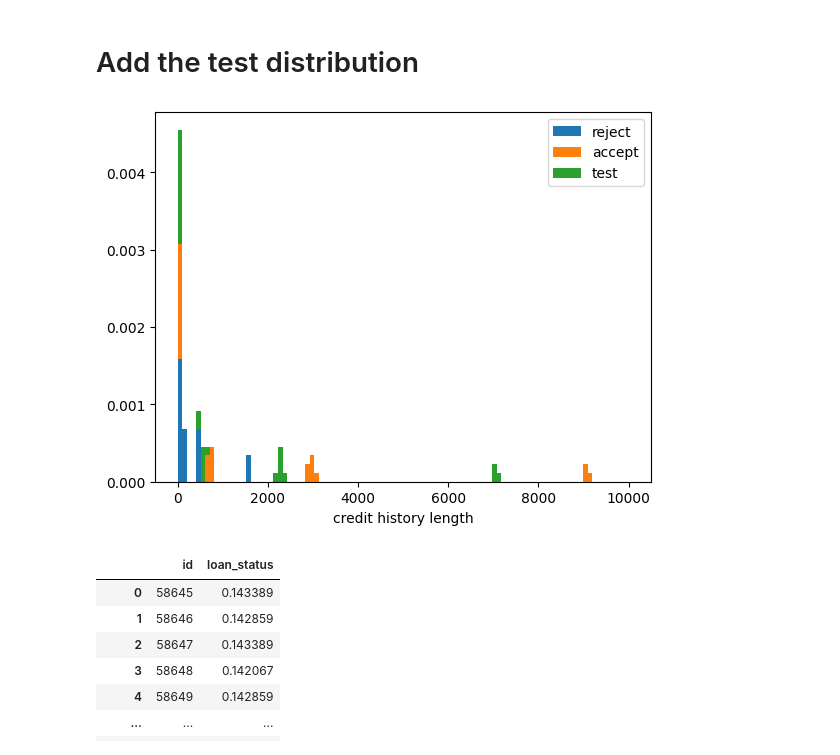
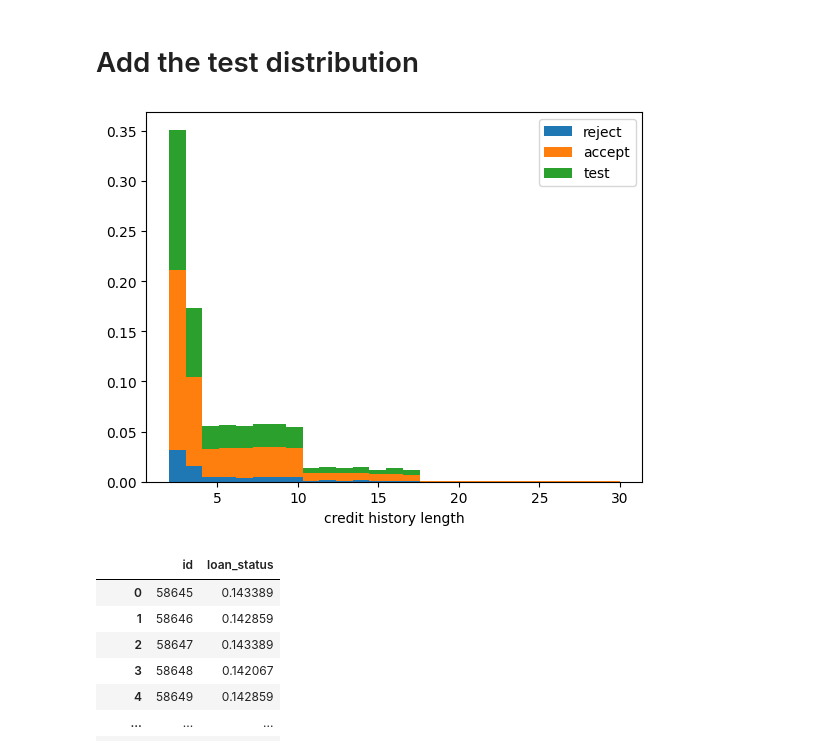
Before and after one commit to edward-b-1/Loan-Approval-Prediction, a Jupyter notebook: predict8.ipynb, the cells around one changed output. Saved outputs shown, nothing was run; the diff lists cells and outputs as text; code cells hidden in the pictures.

```diff
--- a/predict8.ipynb
+++ b/predict8.ipynb
@@ -284,75 +282,40 @@ np.int64(0)
 # %%
 column = 'cb_person_cred_hist_length'
 
-h_data_deny = (
-    data_train_loan_status_deny[['id', 'cb_person_cred_hist_length']]
-        .groupby('cb_person_cred_hist_length')
-        .count()
-        .rename({'id': 'count'})
-)
+data_deny = data_train_loan_status_deny[['id', 'cb_person_cred_hist_length']]
+data_accept = data_train_loan_status_accept[['id', 'cb_person_cred_hist_length']]
 
-h_data_accept = (
-    data_train_loan_status_accept[['id', 'cb_person_cred_hist_length']]
-        .groupby('cb_person_cred_hist_length')
-        .count()
-        .rename({'id': 'count'})
-)
+data_test = data_test[['id', 'cb_person_cred_hist_length']]
 
-# _ = plt.hist(
-#     h_data_deny,
-#     bins=numpy.linspace(0, 10000, 100), #logspace(data_train_loan_status_deny[column]),
-#     histtype='step',
-#     #density=True,
-#     label='deny',
-#     stacked=True,
-# )
-# _ = plt.hist(
-#     h_data_accept,
-#     bins=numpy.linspace(0, 10000, 100), #logspace(data_train_loan_status_accept[column]),
-#     histtype='step',
-#     #density=True,
-#     label='accept',
-#     stacked=True,
-# )
+data_deny_min = data_deny[column].min()
+data_deny_max = data_deny[column].max()
 
-h_data_test = (
-    data_test[['id', 'cb_person_cred_hist_length']]
-        .groupby('cb_person_cred_hist_length')
-        .count()
-        .rename({'id': 'count'})
-)
-# _ = plt.hist(
-#     h_data_test,
-#     bins=numpy.linspace(0, 10000, 100), #logspace(data_train_loan_status_accept[column]),
-#     histtype='step',
-#     #density=True,
-#     label='test',
-#     stacked=True,
-# )
+data_accept_min = data_accept[column].min()
+data_accept_max = data_accept[column].max()
 
-# print(h_data_deny.shape)
-# print(h_data_accept.shape)
-# print(h_data_test.shape)
-# print(numpy.concatenate((h_data_deny, h_data_accept, h_data_test), axis=1).shape)
+data_test_min = data_test[column].min()
+data_test_max = data_test[column].max()
+
+data_all_min = min(data_deny_min, data_accept_min, data_test_min)
+data_all_max = max(data_deny_max, data_accept_max, data_test_max)
 
 _ = plt.hist(
-    numpy.concatenate((h_data_deny, h_data_accept, h_data_test), axis=1),
-    bins=numpy.linspace(0, 10000, 100), #logspace(data_train_loan_status_accept[column]),
+    [data_deny[column], data_accept[column], data_test[column]],
+    bins=numpy.linspace(data_all_min, data_all_max, data_all_max - data_all_min), #logspace(data_train_loan_status_accept[column]),
     #histtype='step',
     density=True,
     label=['reject', 'accept', 'test'],
     stacked=True,
 )
 
 plt.xlabel('credit history length')
 #plt.xscale('log')
 plt.legend()
-None
 #plt.yscale('log')
 
 plt.savefig('credit_history_length_with_test.png')
 # %% [output]
-[figure, old version]
+[figure, new version]
 # %%
 y2 = clf.predict_proba(x1)
 
```
Also changed, not shown: parts of 4 cells of this notebook.
